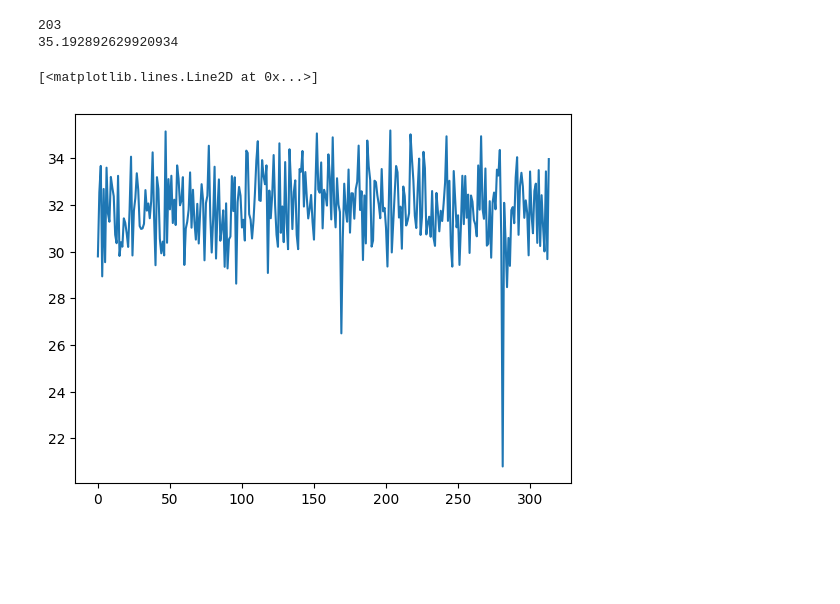
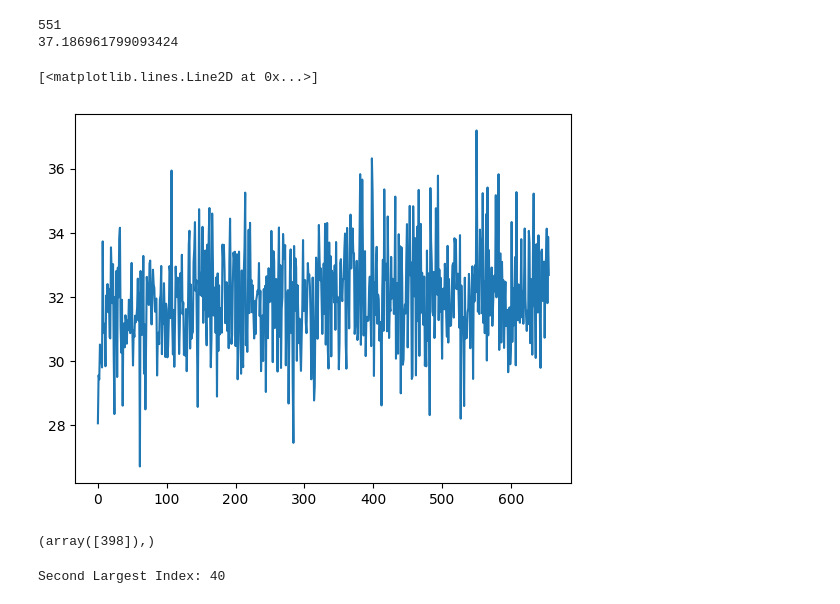
Before and after one commit to JuWanMaeng/SuperResolution, a Jupyter notebook: tt.ipynb, the cells around one changed output. Saved outputs shown, nothing was run; the diff lists cells and outputs as text; code cells hidden in the pictures; blank space fills up the shorter version.

```diff
--- a/tt.ipynb
+++ b/tt.ipynb
@@ -7,10 +19,29 @@ import matplotlib.pyplot as plt
 # %%
 psnr=np.load('psnr.npy')
-print(np.argmax(psnr))
-print(psnr[203])
+idx=np.argmax(psnr)
+print(idx+1)
+print(psnr[idx])
 plt.plot(psnr)
 # %% [output]
-203
-35.192892629920934
+551
+37.186961799093424
 [<matplotlib.lines.Line2D at 0x...>]
-[figure, old version]
+[figure, new version]
+# %%
+second = np.partition(psnr, -2)[-2:]
+print(np.where(psnr==second[0]))
+# %% [output]
+(array([398]),)
+# %%
+import numpy as np
+
+# 1차원 배열을 생성합니다.
+arr = np.array([10, 20, 30, 40, 50])
+
+# 두 번째로 큰 값의 인덱스를 찾습니다.
+second_largest_idx = np.partition(arr, -2)[-2:]
+
+# 결과를 출력합니다.
+print(f'Second Largest Index: {second_largest_idx[0]}')
+# %% [output]
+Second Largest Index: 40
```
Also changed, not shown: parts of 3 cells of this notebook, 3 other files.
